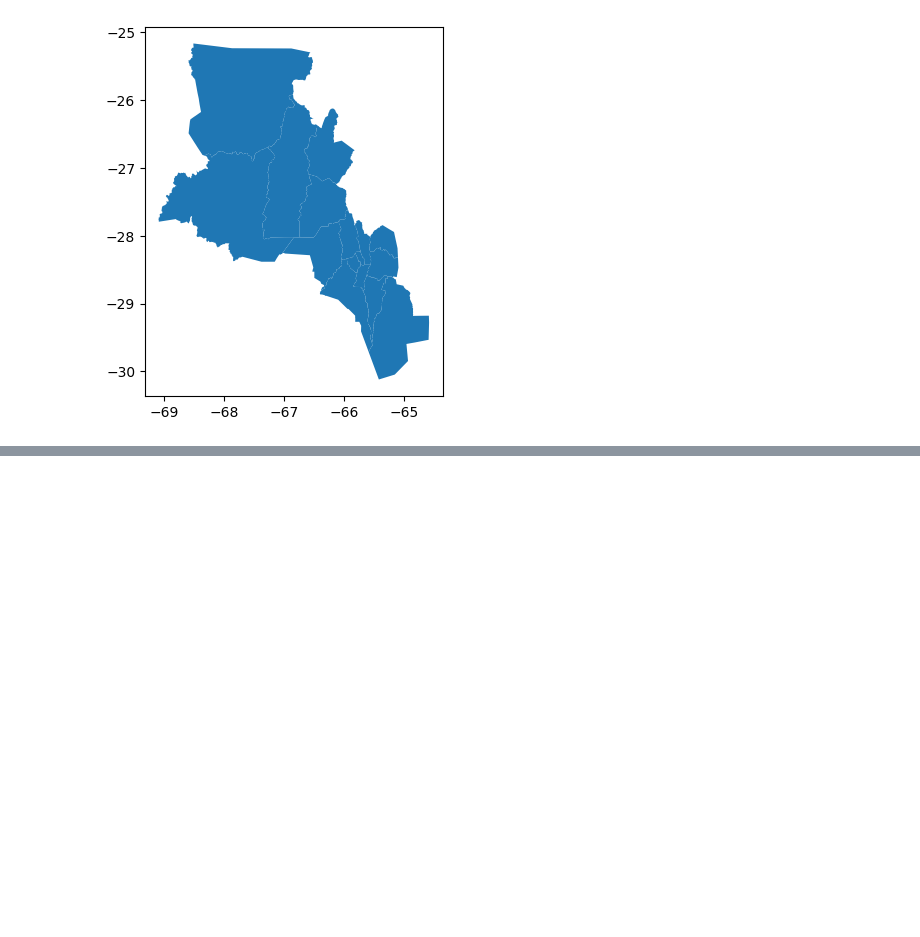
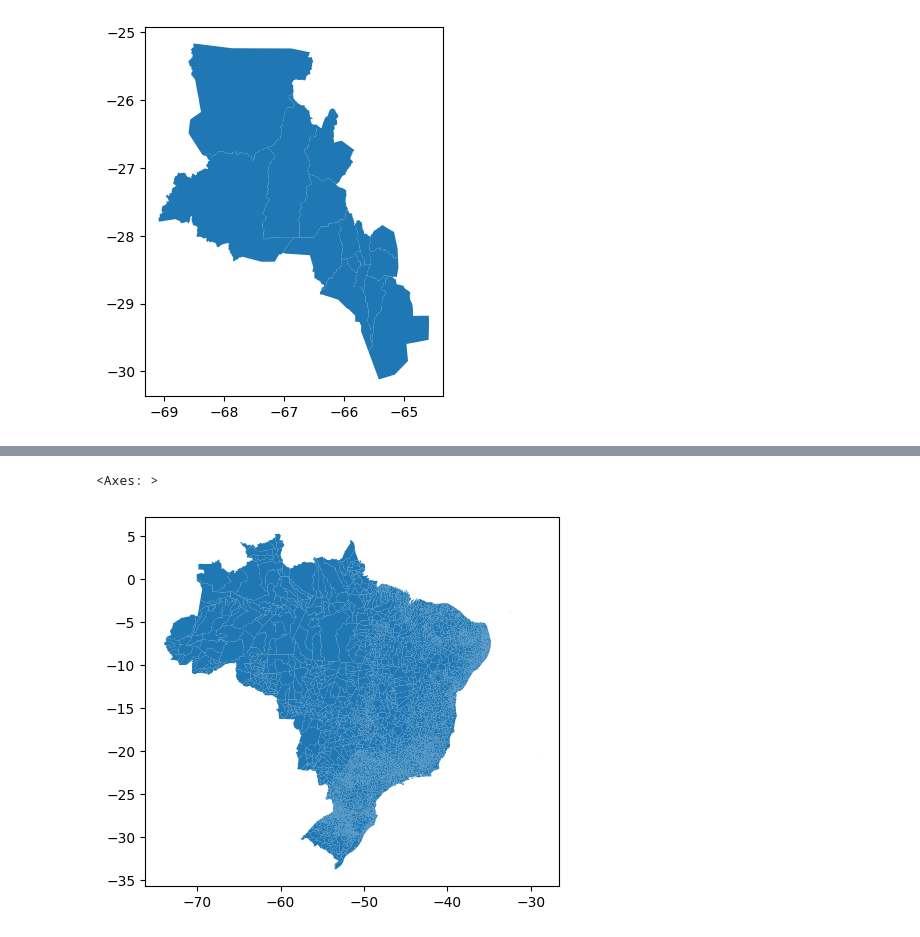
Before and after one commit to osl-incubator/satellite-weather-downloader, a Jupyter notebook: notebooks/002_ADM_usage.ipynb, the cells around one changed output, grey strips where cells are left out. Drawn from its saved outputs; the diff is of its cells as text; code cells hidden in the pictures; blank space fills up the shorter version.

```diff
--- a/notebooks/002_ADM_usage.ipynb
+++ b/notebooks/002_ADM_usage.ipynb
@@ -83,3 +83,6 @@ df.plot()
 # %% [output]
 <Axes: >
 [figure]
+# %%
+df = pd.concat([adm2.to_dataframe() for adm2 in ADM2.filter(adm0="BRA")]).reset_index(drop=True)
+df
@@ -85,0 +103,5 @@ df.plot()
+# %%
+df.plot()
+# %% [output]
+<Axes: >
+[figure, added]
```
Also changed, not shown: parts of 1 cell of this notebook, 26 other files.
